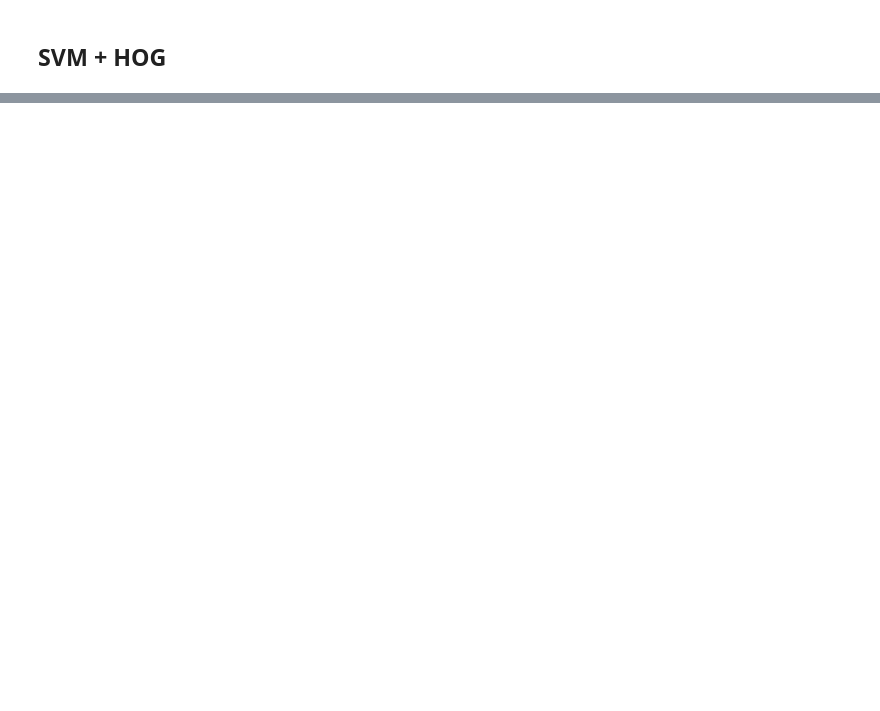
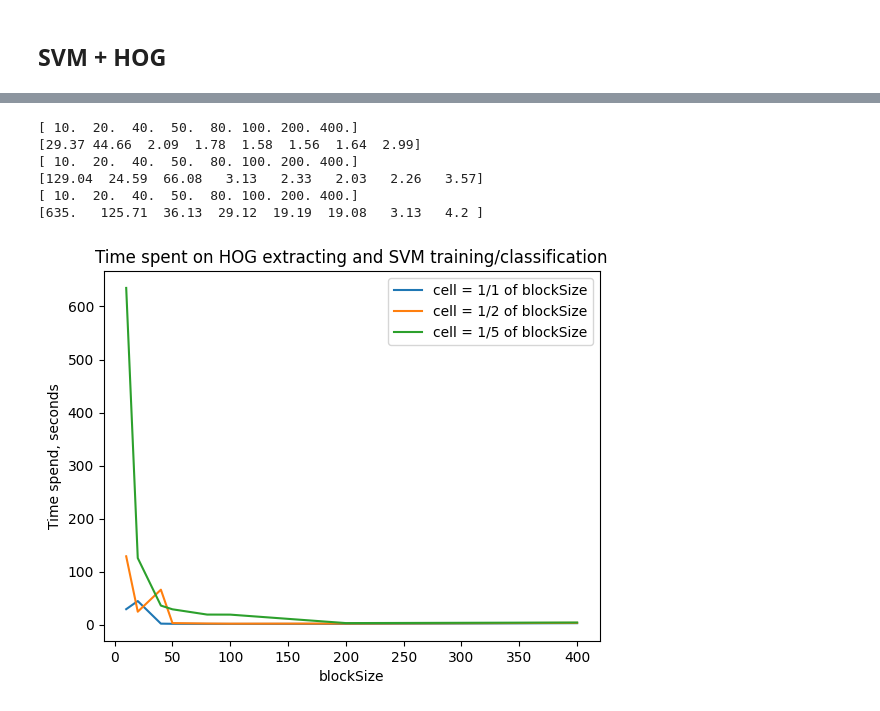
Before and after one commit to mbmoon/poc-feature-extractors, a Jupyter notebook: HOG+SVM.ipynb, the cells around one changed output, grey strips where cells are left out. Saved outputs shown, nothing was run; the diff lists cells and outputs as text; code cells hidden in the pictures; blank space fills up the shorter version.

```diff
--- a/HOG+SVM.ipynb
+++ b/HOG+SVM.ipynb
@@ -255,0 +318,26 @@ Spent time: 1.87
+# %%
+for i in range(0, len(A_conc)):
+    image_label = f"cell = 1/{cellSizeRatio[i]} of blockSize"
+    A = A_conc[i]
+    x = A[1:, 0].astype(float)
+    y = A[1:, 3].astype(float)
+
+    print(x)
+    print(y)
+    plt.title(f"Time spent on HOG extracting and SVM training/classification")
+    plt.xlabel("blockSize")
+    plt.ylabel("Time spend, seconds")
+    plt.plot(x,y, label = image_label)
+
+# Last group of graphs
+#plt.gca().invert_xaxis()
+plt.legend()
+plt.show()
+# %% [output]
+[ 10.  20.  40.  50.  80. 100. 200. 400.]
+[29.37 44.66  2.09  1.78  1.58  1.56  1.64  2.99]
+[ 10.  20.  40.  50.  80. 100. 200. 400.]
+[129.04  24.59  66.08   3.13   2.33   2.03   2.26   3.57]
+[ 10.  20.  40.  50.  80. 100. 200. 400.]
+[635.   125.71  36.13  29.12  19.19  19.08   3.13   4.2 ]
+[figure, added]
```
Also changed, not shown: parts of 4 cells of this notebook, 1 other file.
